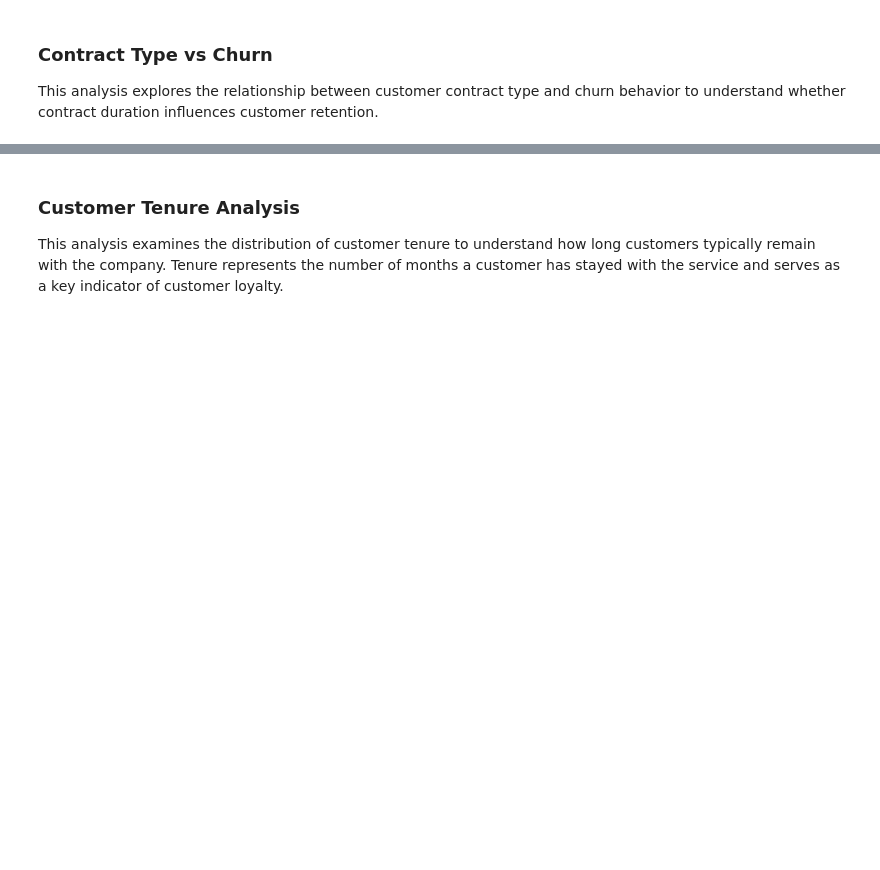
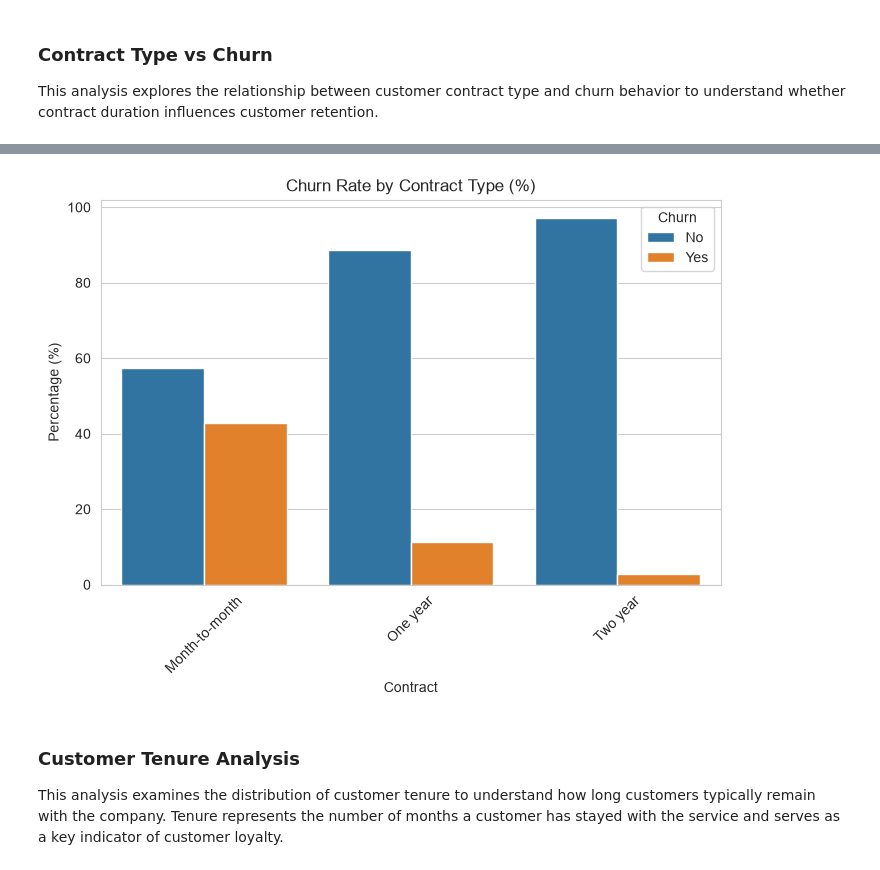
Before and after one commit to DaveoJay/Customer_Churn_Prediction, a Jupyter notebook: Notebooks/03_Deep_EDA.ipynb, the cells around one changed output, grey strips where cells are left out. Saved outputs shown, nothing was run; the diff lists cells and outputs as text; code cells hidden in the pictures; blank space fills up the shorter version.

```diff
--- a/Notebooks/03_Deep_EDA.ipynb
+++ b/Notebooks/03_Deep_EDA.ipynb
@@ -72,3 +80,28 @@ plt.show()
+# %%
+contract_churn = (
+    df.groupby("Contract")["Churn"]
+    .value_counts(normalize=True)
+    .mul(100)
+    .rename("percentage")
+    .reset_index()
+)
+
+plt.figure(figsize=(8,5))
+
+sns.barplot(
+    data=contract_churn,
+    x="Contract",
+    y="percentage",
+    hue="Churn"
+)
+
+plt.title("Churn Rate by Contract Type (%)")
+plt.ylabel("Percentage (%)")
+plt.xticks(rotation=45)
+
+plt.show()
+# %% [output]
+[figure, added]
 # %% [markdown]
 ### Customer Tenure Analysis
 
```
Also changed, not shown: parts of 8 cells of this notebook, 9 other files.
